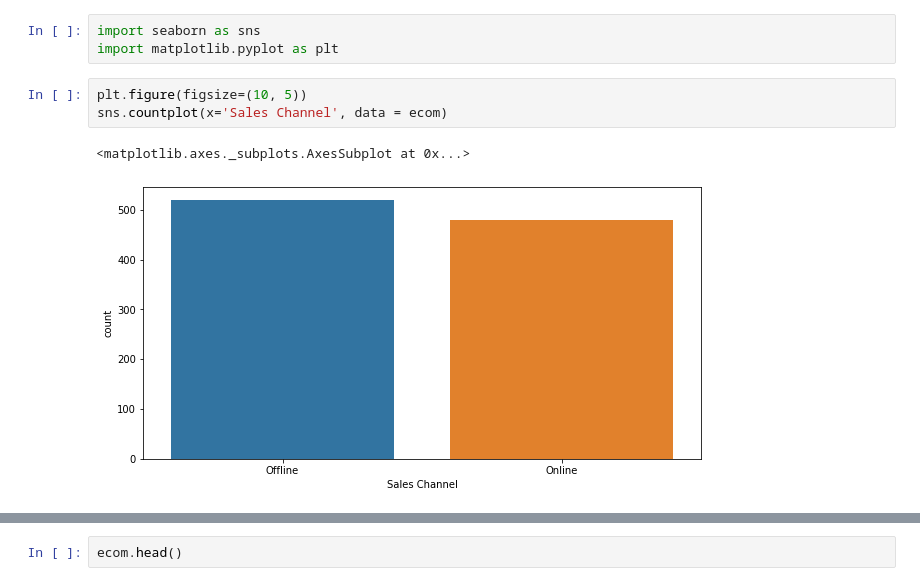
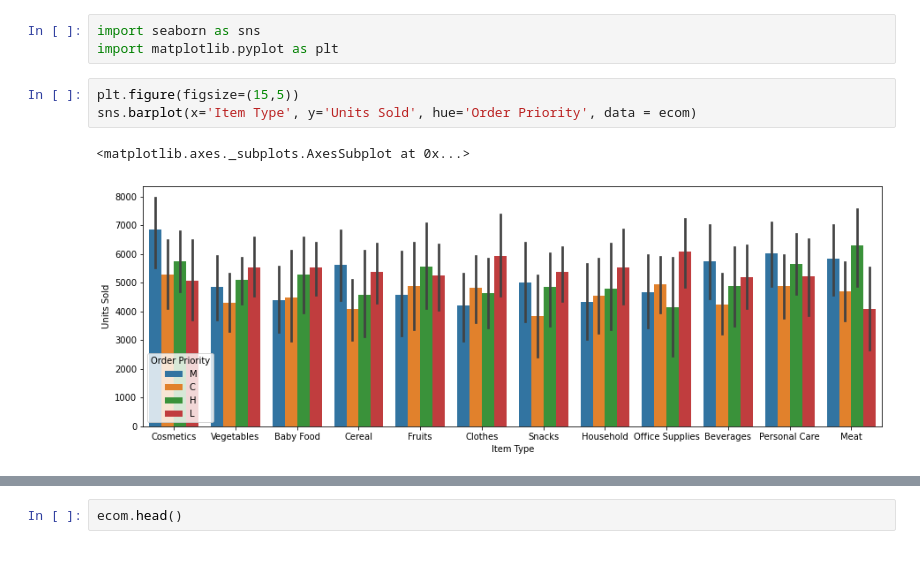
Before and after one commit to ShinyQ/Python-Data_Mining-Statistics-Task, a Jupyter notebook: Ecommerce_Statistics.ipynb, the cells around one changed output, grey strips where cells are left out. Drawn from its saved outputs; the diff is of its cells as text; blank space fills up the shorter version.

```diff
--- a/Ecommerce_Statistics.ipynb
+++ b/Ecommerce_Statistics.ipynb
@@ -44,8 +44,8 @@ dtype: int64
 import seaborn as sns
 import matplotlib.pyplot as plt
 # %%
-plt.figure(figsize=(10, 5))
-sns.countplot(x='Sales Channel', data = ecom)
+plt.figure(figsize=(15,5))
+sns.barplot(x='Item Type', y='Units Sold', hue='Order Priority', data = ecom)
 # %% [output]
 <matplotlib.axes._subplots.AxesSubplot at 0x...>
-[figure, old version]
+[figure, new version]
```
Also changed, not shown: parts of 6 cells of this notebook.
